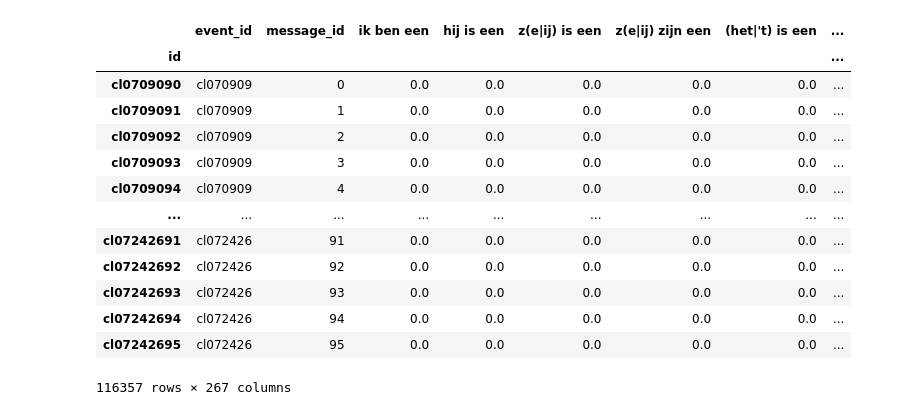
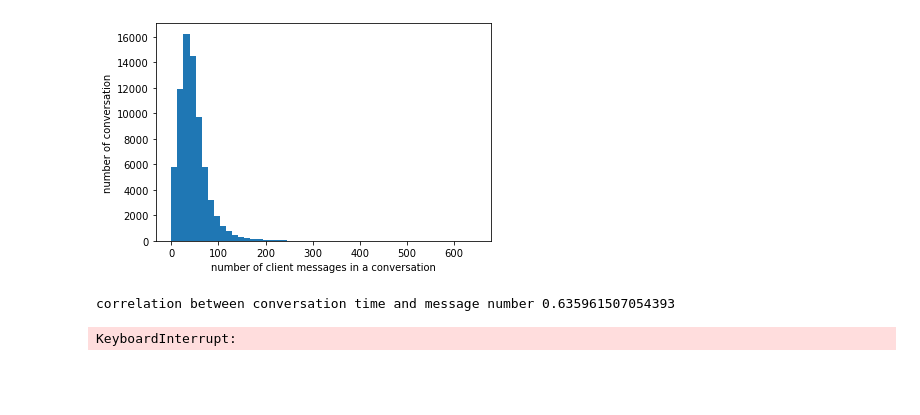
Before and after one commit to lougau92/MA2---Towards-real-time-support-for-a-suicide-prevention-hotline-operators-, a Jupyter notebook: EDA.ipynb, the cells around one changed output. Cells and saved outputs as stored; diff of their text form; code cells hidden in the pictures; blank space fills up the shorter version.

```diff
--- a/EDA.ipynb
+++ b/EDA.ipynb
@@ -41,0 +45,16 @@ df_all
+# %%
+client_messages = []
+
+for name, group in df_all:
+    client_messages.append(len(group[group["user_handle"]== "client"]))
+# %%
+a =plt.hist(x =client_messages, bins = 50)
+plt.xlabel("number of client messages in a conversation")
+plt.ylabel("number of conversation")
+plt.show()
+# %% [output]
+[figure, added]
+# %%
+print("correlation between conversation time and message number",str(np.corrcoef(event_lengths, client_messages)[0,1]))
+# %% [output]
+correlation between conversation time and message number 0.635961507054393
@@ -42,20 +110,13 @@ df_all
 # %%
-df = pd.read_csv(image_folder_path+"2017/201707"+"/CDS_results.tsv",sep="\t")
-df["id"] = df["event_id"].astype("string") + df["message_id"].astype("string")
-df=df.set_index("id")
-df
+# df_allm = pd.DataFrame(columns =m_cols);
+for y in years:
+
+    events =  os.listdir(image_folder_path+y)
+
+    for e in events:
+        df = pd.read_csv(image_folder_path+y+'/'+e+'/'+"CDS_results.tsv",sep= '\t')
+        df["id"] = df["event_id"].astype("string") + df["message_id"].astype("string")
+        df=df.set_index("id")
+        # df_allm = df_allm.merge(df, how = "outer")
 # %% [output]
-|  | event_id | message_id | ik ben een | hij is een | z(e|ij) is een | z(e|ij) zijn een | (het|'t) is een | ... |
-| id |  |  |  |  |  |  |  | ... |
-| cl0709090 | cl070909 | 0 | 0.0 | 0.0 | 0.0 | 0.0 | 0.0 | ... |
-| cl0709091 | cl070909 | 1 | 0.0 | 0.0 | 0.0 | 0.0 | 0.0 | ... |
-| cl0709092 | cl070909 | 2 | 0.0 | 0.0 | 0.0 | 0.0 | 0.0 | ... |
-| cl0709093 | cl070909 | 3 | 0.0 | 0.0 | 0.0 | 0.0 | 0.0 | ... |
-| cl0709094 | cl070909 | 4 | 0.0 | 0.0 | 0.0 | 0.0 | 0.0 | ... |
-| ... | ... | ... | ... | ... | ... | ... | ... | ... |
-| cl07242691 | cl072426 | 91 | 0.0 | 0.0 | 0.0 | 0.0 | 0.0 | ... |
-| cl07242692 | cl072426 | 92 | 0.0 | 0.0 | 0.0 | 0.0 | 0.0 | ... |
-| cl07242693 | cl072426 | 93 | 0.0 | 0.0 | 0.0 | 0.0 | 0.0 | ... |
-| cl07242694 | cl072426 | 94 | 0.0 | 0.0 | 0.0 | 0.0 | 0.0 | ... |
-| cl07242695 | cl072426 | 95 | 0.0 | 0.0 | 0.0 | 0.0 | 0.0 | ... |
-116357 rows × 267 columns
+KeyboardInterrupt:
```
Also changed, not shown: parts of 14 cells of this notebook.
